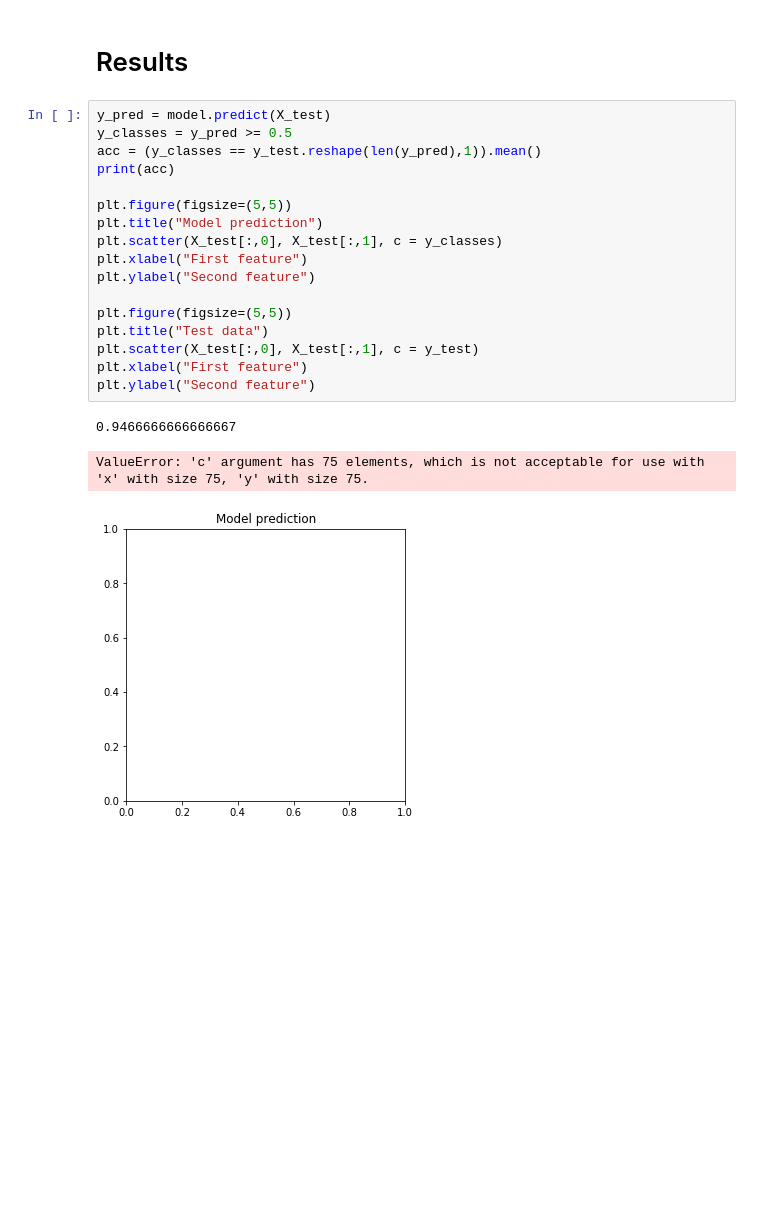
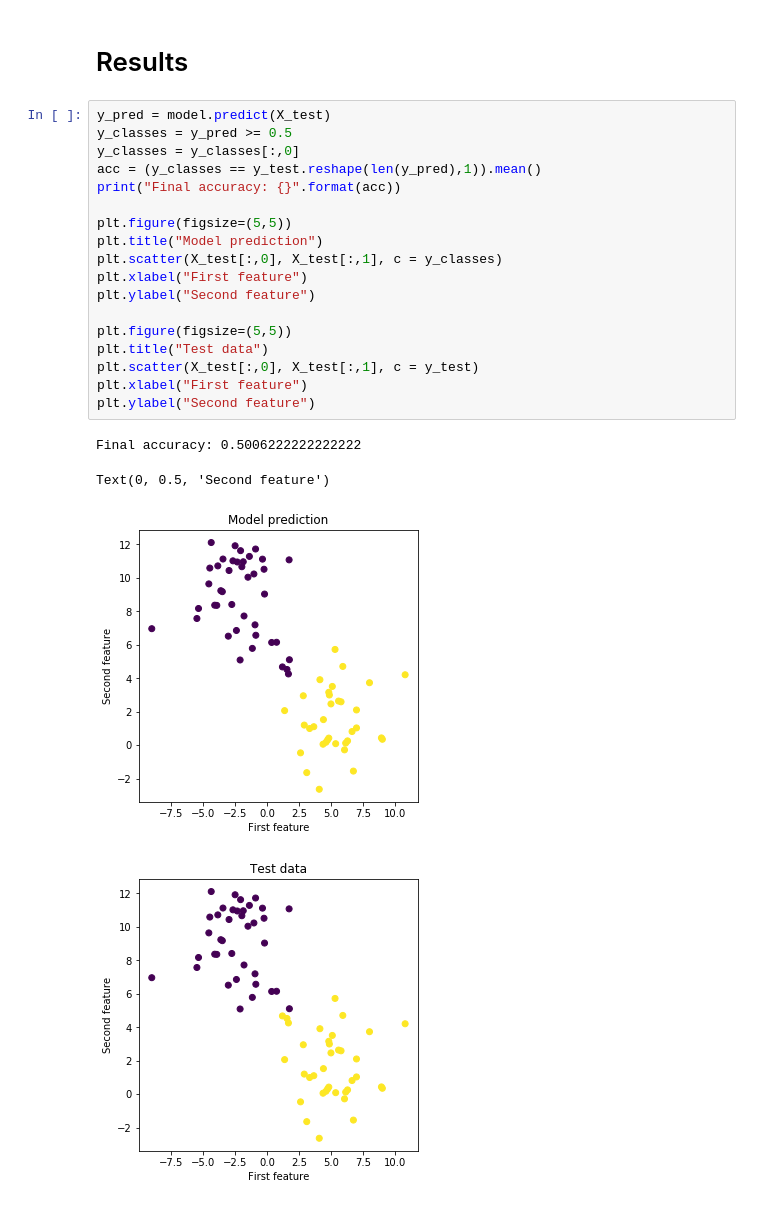
Before and after one commit to ArtemAvanesov/Roonyx-Labs, a Jupyter notebook: 4.ipynb, the cells around one changed output. Cells and saved outputs as stored; diff of their text form; blank space fills up the shorter version.

```diff
--- a/4.ipynb
+++ b/4.ipynb
@@ -108,21 +108,23 @@ plt.legend(['loss'], loc='upper left')
 # %%
 y_pred = model.predict(X_test)
 y_classes = y_pred >= 0.5
+y_classes = y_classes[:,0]
 acc = (y_classes == y_test.reshape(len(y_pred),1)).mean()
-print(acc)
+print("Final accuracy: {}".format(acc))
 
 plt.figure(figsize=(5,5))
 plt.title("Model prediction")
 plt.scatter(X_test[:,0], X_test[:,1], c = y_classes)
 plt.xlabel("First feature")
 plt.ylabel("Second feature")
 
 plt.figure(figsize=(5,5))
 plt.title("Test data")
 plt.scatter(X_test[:,0], X_test[:,1], c = y_test)
 plt.xlabel("First feature")
 plt.ylabel("Second feature")
 # %% [output]
-0.9466666666666667
+Final accuracy: 0.5006222222222222
-ValueError: 'c' argument has 75 elements, which is not acceptable for use with 'x' with size 75, 'y' with size 75.
+Text(0, 0.5, 'Second feature')
-[figure, old version]
+[figure, new version]
+[figure, added]
```
Also changed, not shown: parts of 3 cells of this notebook.
